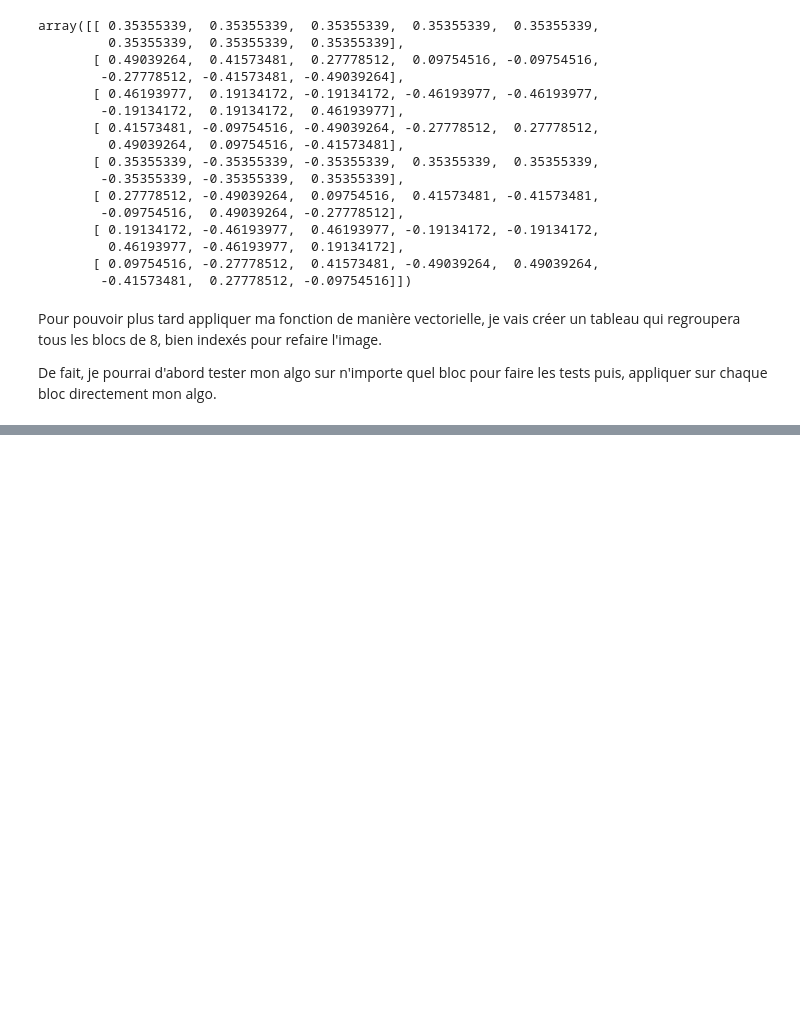
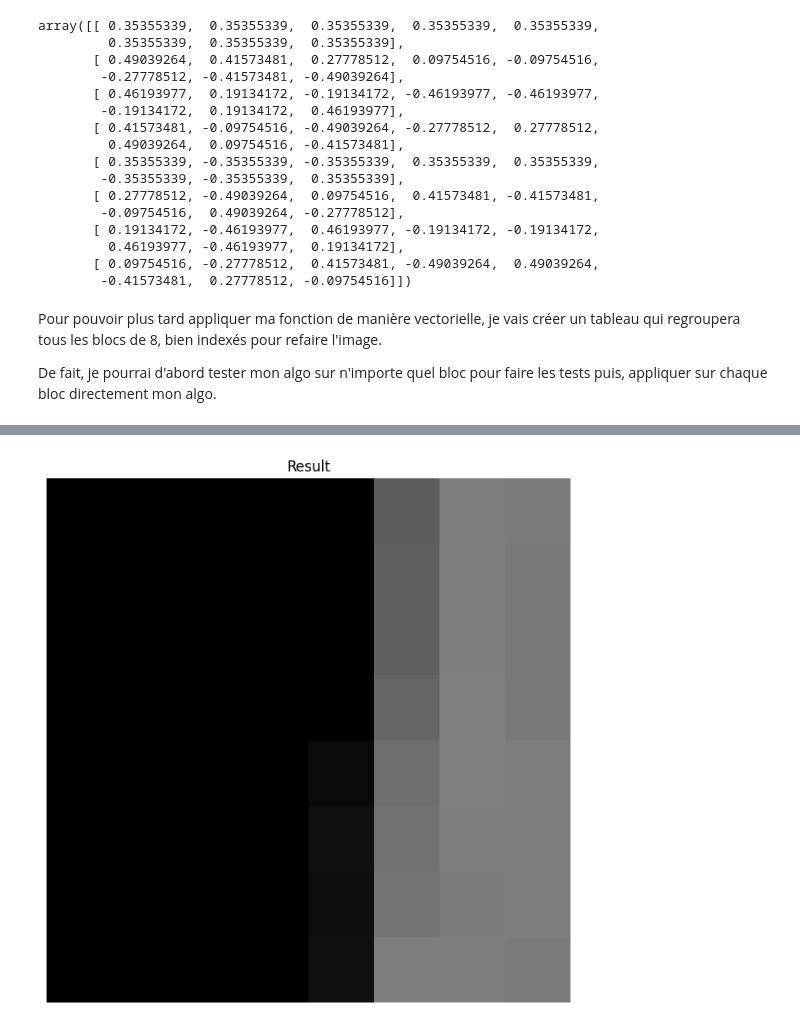
Before and after one commit to YGBenjamin/compression-image, a Jupyter notebook: notebooks/compression.ipynb, the cells around one changed output, grey strips where cells are left out. Drawn from its saved outputs; the diff is of its cells as text; code cells hidden in the pictures; blank space fills up the shorter version.

Commit message:
Compression de l'image faite

```diff
--- a/notebooks/compression.ipynb
+++ b/notebooks/compression.ipynb
@@ -184,0 +198,5 @@ array([[[[159., 159., 159., ..., 159., 159., 159.],
+# %%
+row = np.arange(n_brows)
+col = np.arange(n_bcols)
+
+row
@@ -184,0 +209,2 @@ array([[[[159., 159., 159., ..., 159., 159., 159.],
+# %%
+img_bloc[row, col] = img_tr[row*8:(row+1)*8, col*8:(col+1)*8]
@@ -184,0 +217,11 @@ array([[[[159., 159., 159., ..., 159., 159., 159.],
+# %%
+for row in range(n_brows):
+    for col in range(n_bcols):
+        img_bloc[row, col] = img_tr[row*8:(row+1)*8, col*8:(col+1)*8]
+# %%
+#Prenons un bloc au hasard
+i=34
+y=12
+bloc = img_bloc[i, y]
+
+bloc
@@ -184,0 +237,4 @@ array([[[[159., 159., 159., ..., 159., 159., 159.],
+# %%
+im_show(bloc)
+# %% [output]
+[figure, added]
```
Also changed, not shown: parts of 12 cells of this notebook.
